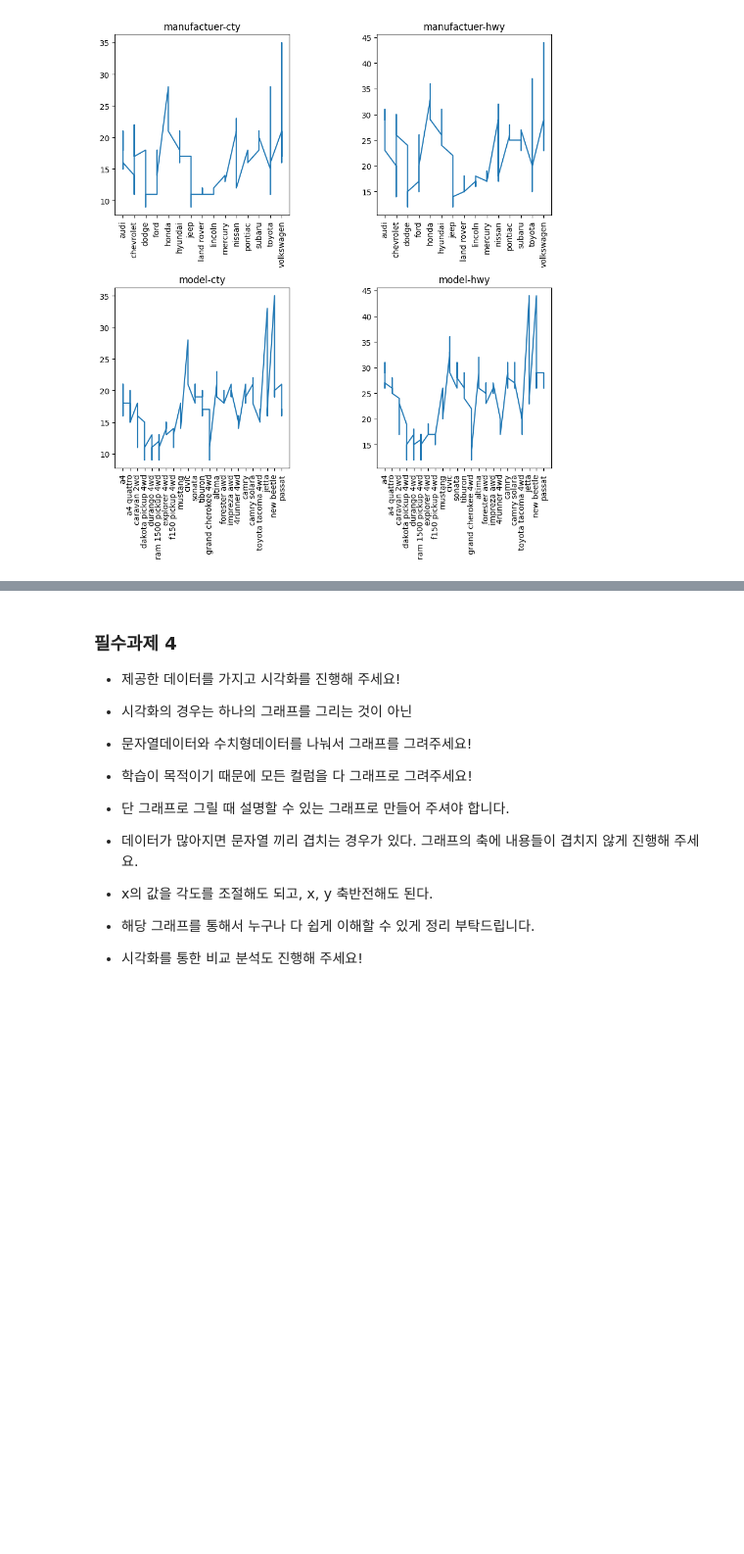
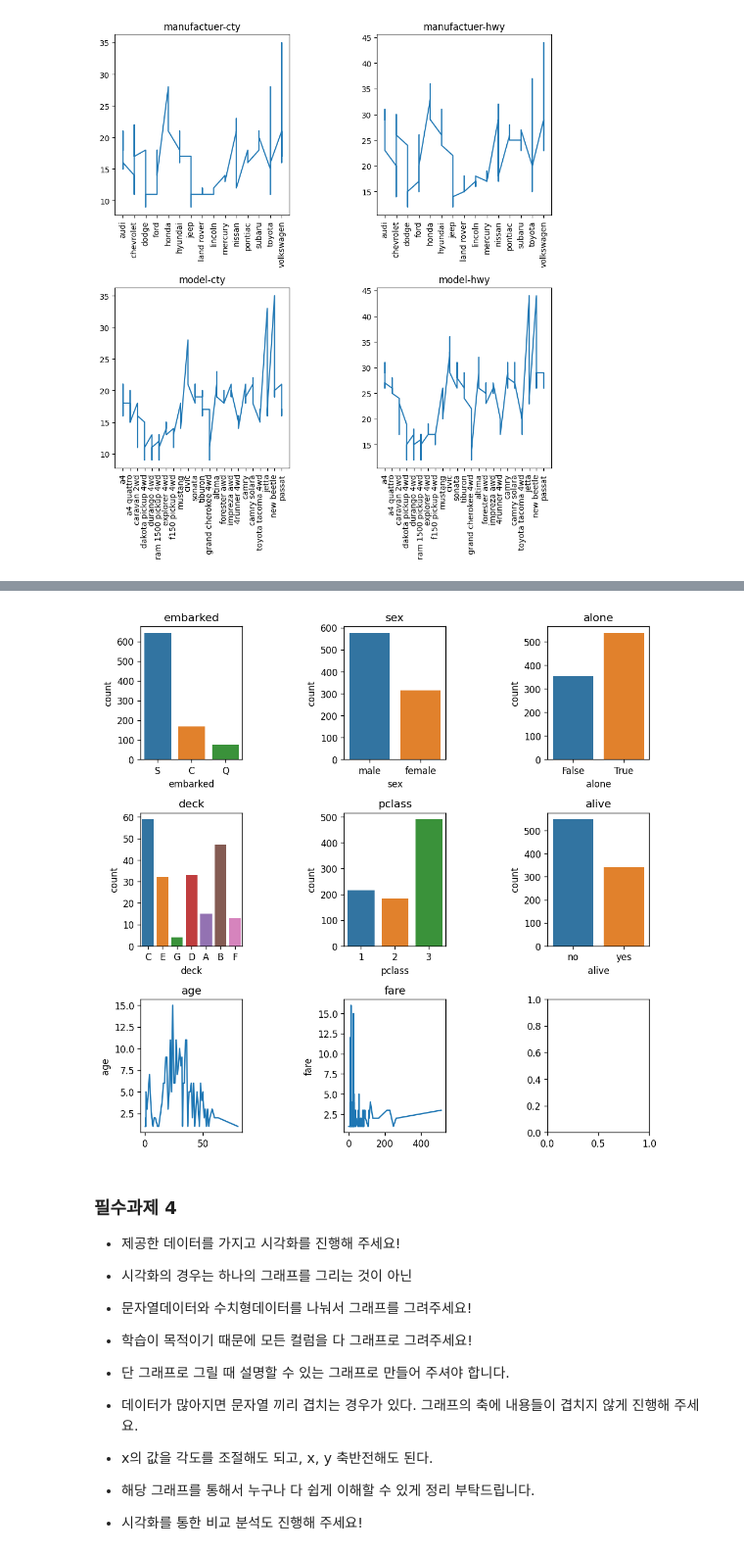
Before and after one commit to seon0415/BDA, a Jupyter notebook: 박서연29_0409_필수과제.ipynb, the cells around one changed output, grey strips where cells are left out. Shown at 98% size. Drawn from its saved outputs; the diff is of its cells as text; code cells hidden in the pictures; blank space fills up the shorter version.

```diff
--- a/박서연29_0409_필수과제.ipynb
+++ b/박서연29_0409_필수과제.ipynb
@@ -286,3 +309,28 @@ plt.show()
+# %%
+from ast import Break
+import matplotlib.gridspec as gridspec
+
+titanic_features={'alive','pclass', 'sex',
+                  'embarked', 'alone', 'deck',
+                  'age','fare'}
+
+#그리드 생성
+fig, axs=plt.subplots(nrows=3, ncols=3, figsize=(10,10))
+plt.subplots_adjust(wspace= 1, hspace= 0.4)
+
+#각 열에 대해 그래프 그리기
+for i,feature in enumerate(titanic_features):
+    ax = axs.flat[i]  #서브플롯 위치
+    if i<6:
+      sns.countplot(data=titanic, x=feature, ax=ax)
+    elif i<8:
+      data=titanic.query('alive=="yes"')[feature].value_counts()
+      sns.lineplot(data, ax=ax)
+    else:
+      break
+    ax.set_title(f'{feature}')
+# %% [output]
+[figure, added]
 # %% [markdown]
 ### 필수과제 4
 - 제공한 데이터를 가지고 시각화를 진행해 주세요!
```
Also changed, not shown: parts of 2 cells of this notebook.
